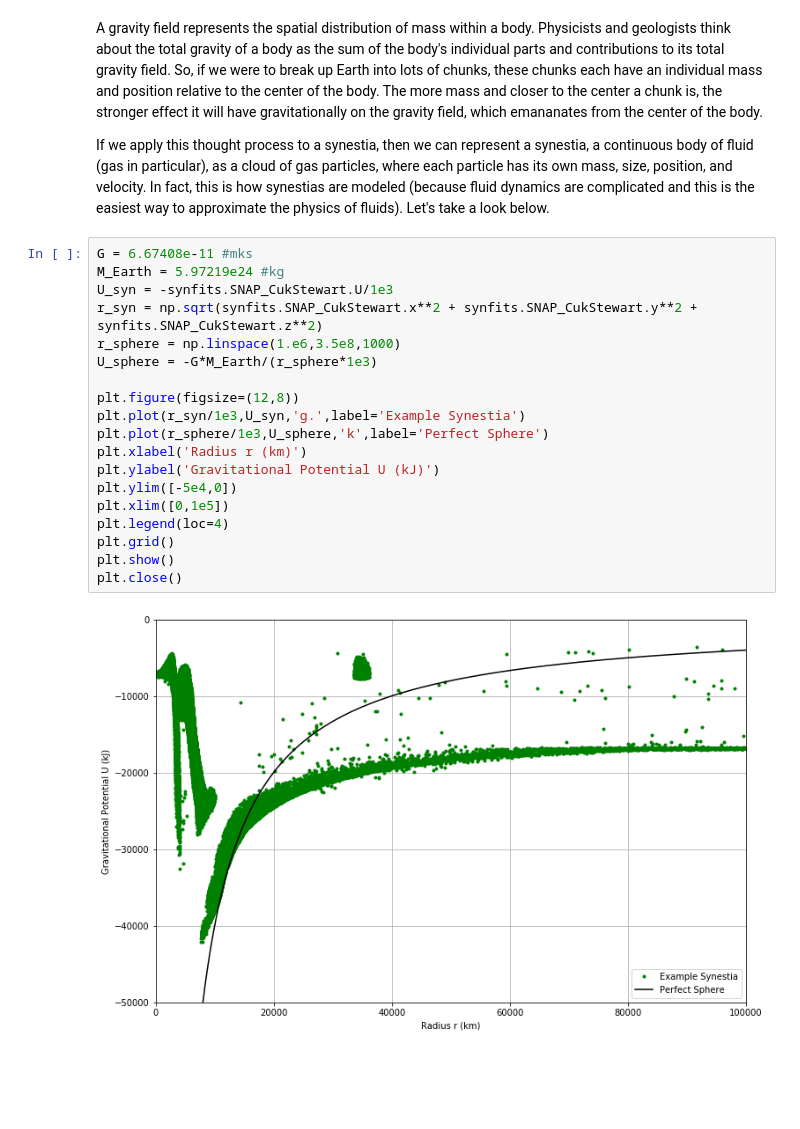
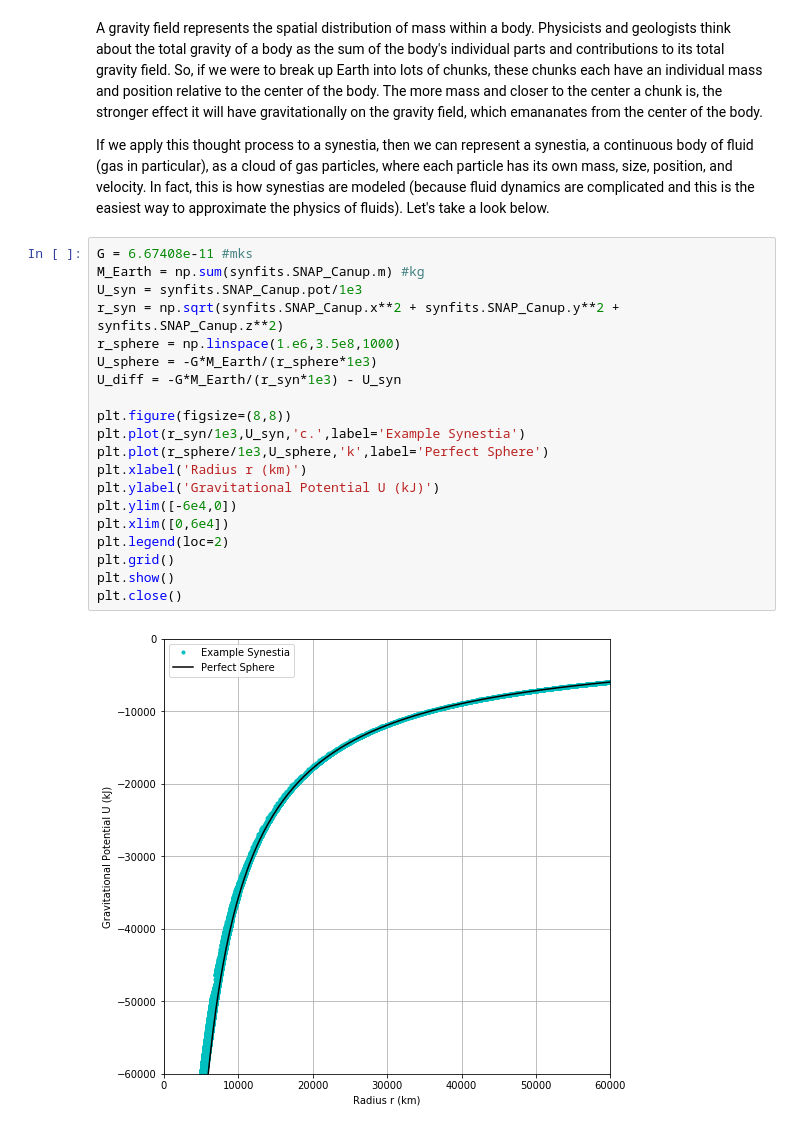
Before and after one commit to gohollyo/Synestia, a Jupyter notebook: 02Physical_Properties_of_Synestias.ipynb, the cells around one changed output. Drawn from its saved outputs; the diff is of its cells as text; blank space fills up the shorter version.

```diff
--- a/02Physical_Properties_of_Synestias.ipynb
+++ b/02Physical_Properties_of_Synestias.ipynb
@@ -228,23 +228,24 @@ A gravity field represents the spatial distribution of mass within a body. Physi
 If we apply this thought process to a synestia, then we can represent a synestia, a continuous body of fluid (gas in particular), as a cloud of gas particles, where each particle has its own mass, size, position, and velocity. In fact, this is how synestias are modeled (because fluid dynamics are complicated and this is the easiest way to approximate the physics of fluids). Let's take a look below.
 # %%
 G = 6.67408e-11 #mks
-M_Earth = 5.97219e24 #kg
-U_syn = -synfits.SNAP_CukStewart.U/1e3
-r_syn = np.sqrt(synfits.SNAP_CukStewart.x**2 + synfits.SNAP_CukStewart.y**2 + synfits.SNAP_CukStewart.z**2)
+M_Earth = np.sum(synfits.SNAP_Canup.m) #kg
+U_syn = synfits.SNAP_Canup.pot/1e3
+r_syn = np.sqrt(synfits.SNAP_Canup.x**2 + synfits.SNAP_Canup.y**2 + synfits.SNAP_Canup.z**2)
 r_sphere = np.linspace(1.e6,3.5e8,1000)
 U_sphere = -G*M_Earth/(r_sphere*1e3)
+U_diff = -G*M_Earth/(r_syn*1e3) - U_syn
 
-plt.figure(figsize=(12,8))
-plt.plot(r_syn/1e3,U_syn,'g.',label='Example Synestia')
+plt.figure(figsize=(8,8))
+plt.plot(r_syn/1e3,U_syn,'c.',label='Example Synestia')
 plt.plot(r_sphere/1e3,U_sphere,'k',label='Perfect Sphere')
 plt.xlabel('Radius r (km)')
 plt.ylabel('Gravitational Potential U (kJ)')
-plt.ylim([-5e4,0])
-plt.xlim([0,1e5])
-plt.legend(loc=4)
+plt.ylim([-6e4,0])
+plt.xlim([0,6e4])
+plt.legend(loc=2)
 plt.grid()
 plt.show()
 plt.close()
 # %% [output]
-[figure, old version]
+[figure, new version]
 # %% [markdown]
```
Also changed, not shown: parts of 1 cell of this notebook, 4 other files.
